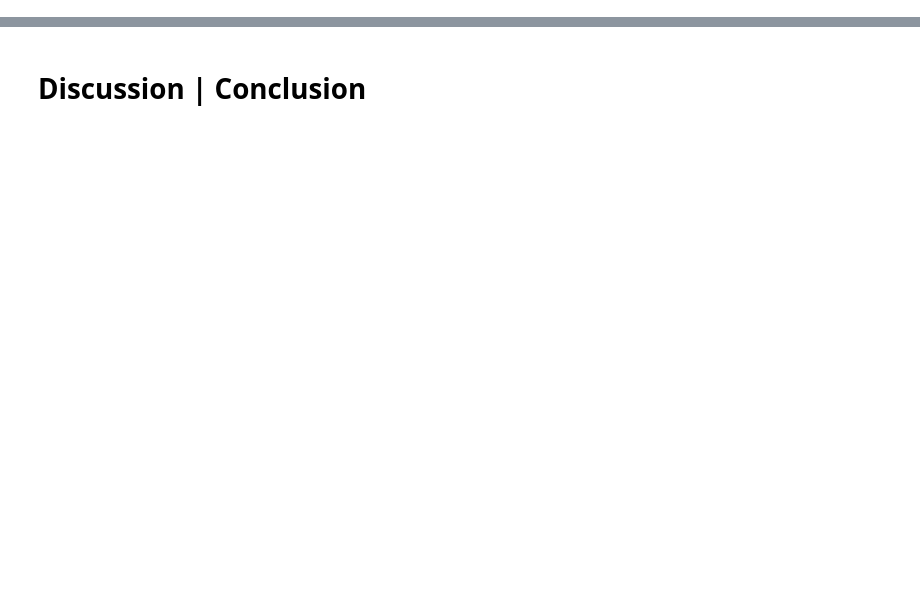
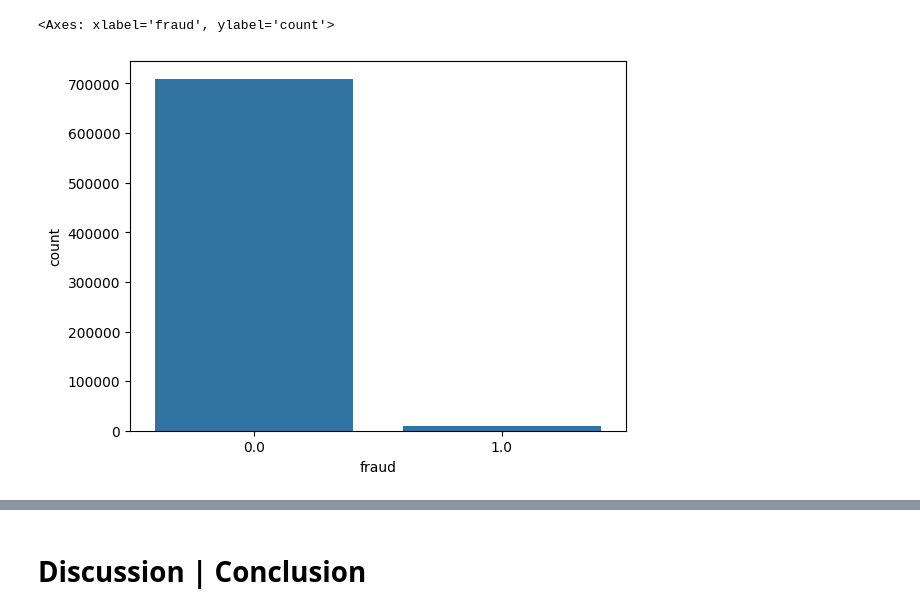
Before and after one commit to teslanando/AAI510_ML_Final_Project, a Jupyter notebook: Final Project Section2-Team 6.ipynb, the cells around one changed output, grey strips where cells are left out. Cells and saved outputs as stored; diff of their text form; code cells hidden in the pictures; blank space fills up the shorter version.

```diff
--- a/Final Project Section2-Team 6.ipynb
+++ b/Final Project Section2-Team 6.ipynb
@@ -170,20 +179,0 @@ subset_data.describe()
-# %%
-# Bar Plot of Fraudulent vs. Non-Fraudulent Transactions
-sns.set_style("whitegrid")
-
-# Plotting the bar plot
-plt.figure(figsize=(8, 6))
-ax = sns.countplot(data=subset_data, x='FRAUD')
-plt.title('Non-Fraudulent Transactions vs. Fraudulent')
-plt.xlabel('FRAUD')
-plt.ylabel('Count')
-
-# Adding data labels
-for p in ax.patches:
-    ax.annotate(format(p.get_height(), '.0f'),
-                (p.get_x() + p.get_width() / 2., p.get_height()),
-                ha='center', va='center',
-                xytext=(0, 9),
-                textcoords='offset points')
-
-plt.show()
@@ -244,23 +179,0 @@ plt.show()
-# %%
-# Scatter Plot of Distance Ratio vs Purchase Methods
-sns.set_style("whitegrid")
-
-# Purchase methods to compare
-purchase_methods = ['REPEAT_RETAILER', 'USED_CHIP', 'USED_PIN_NUMBER', 'ONLINE_ORDER']
-
-# Create a 2x2 grid of subplots
-fig, axes = plt.subplots(2, 2, figsize=(12, 10))
-
-# Flatten the axes array for easier iteration
-axes = axes.flatten()
-
-# Iterate through each purchase method and plot the scatter plot in each subplot
-for i, method in enumerate(purchase_methods):
-    sns.scatterplot(data=subset_data, x='DISTANCE_RATIO', y=method, ax=axes[i])
-    axes[i].set_xlabel('Distance Ratio')
-    axes[i].set_ylabel(method)
-    axes[i].set_title(f'Scatter Plot of Distance Ratio vs. {method}')
-
-# Adjust layout to prevent overlap
-plt.tight_layout()
-plt.show()
@@ -563,0 +198,5 @@ weighted avg       0.93      0.94      0.92    400000
+# %%
+sb.countplot(x=data.fraud)
+# %% [output]
+<Axes: xlabel='fraud', ylabel='count'>
+[figure, added]
```
Also changed, not shown: parts of 88 cells of this notebook, 2 other files.
